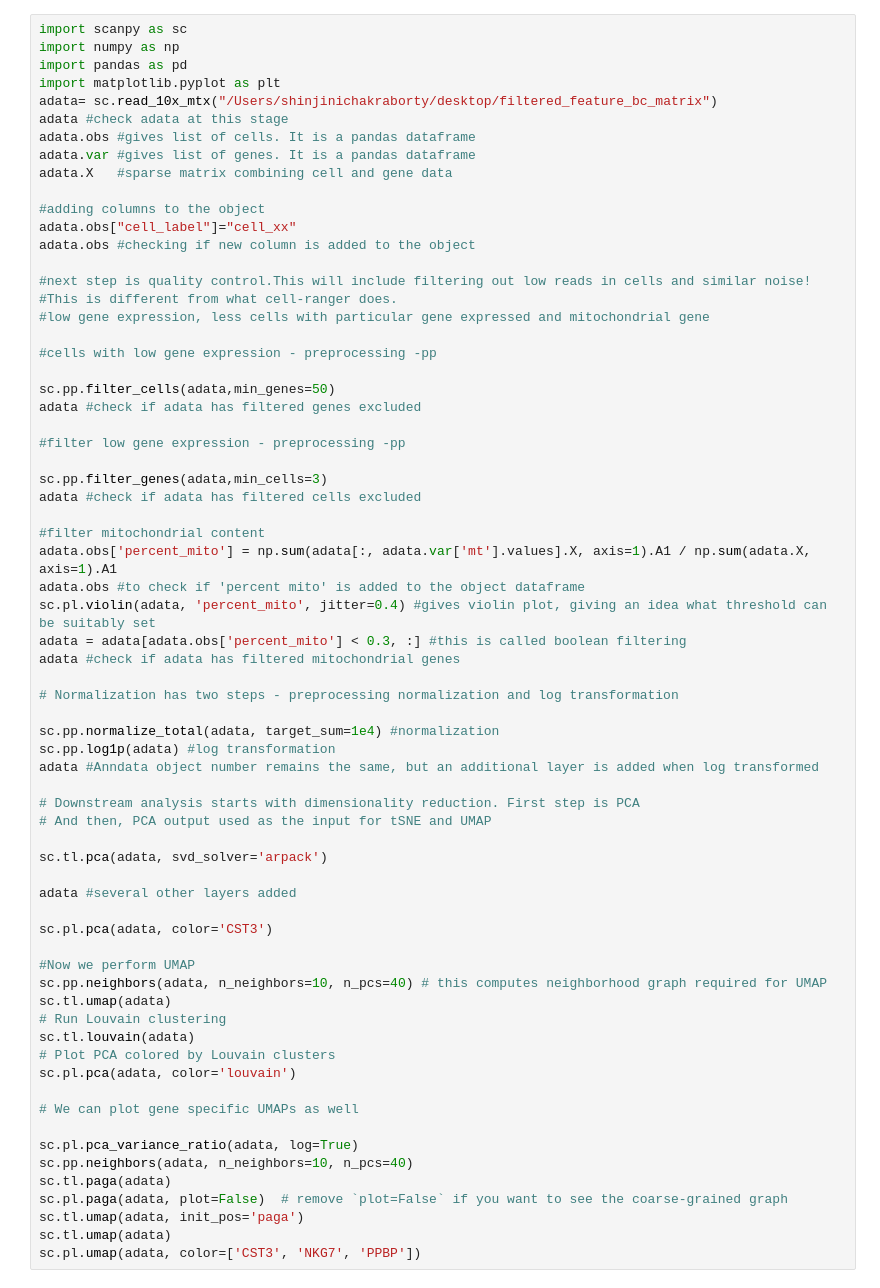
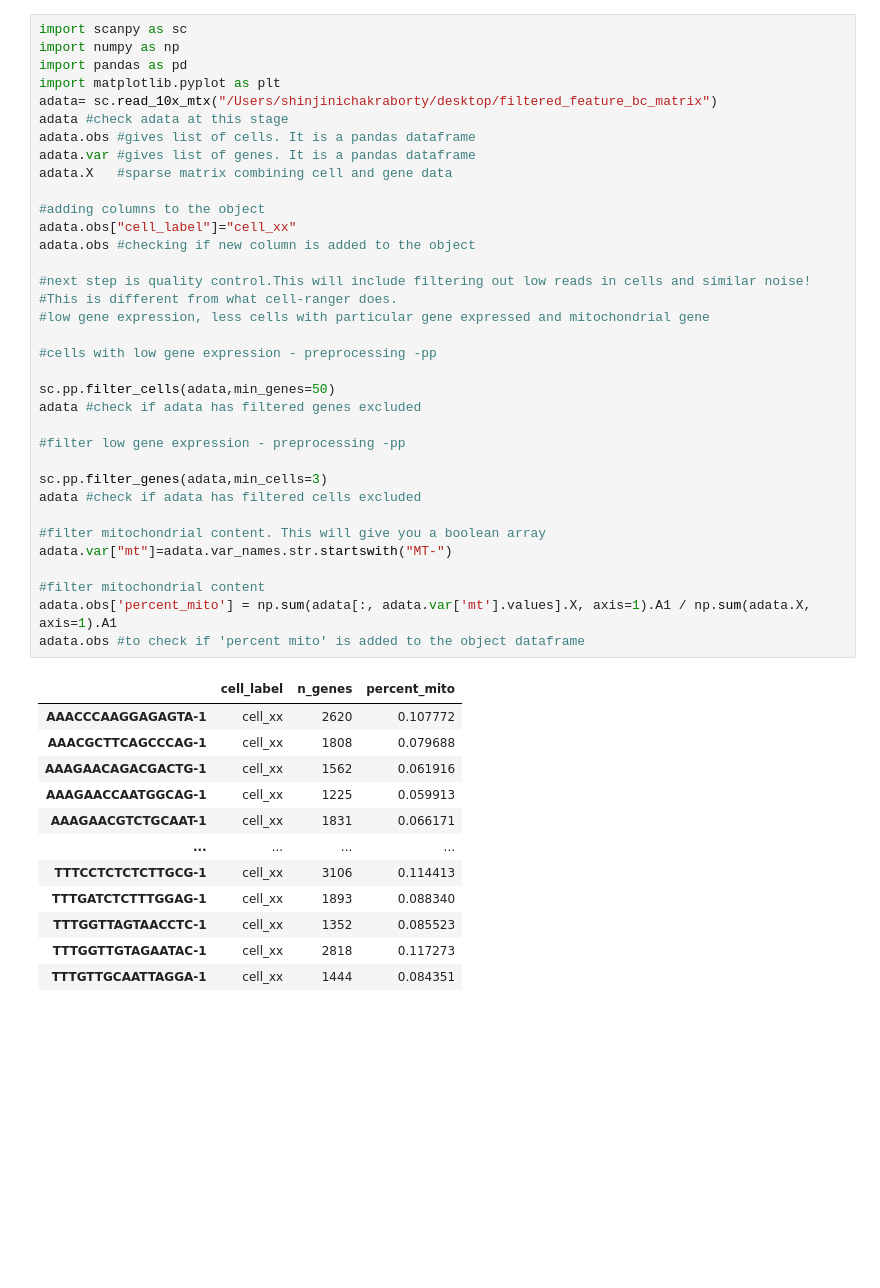
Before and after one commit to hSC92/scRNAseq_2023, a Jupyter notebook: tutorial1_copy.ipynb, the cells around one changed output. Saved outputs shown, nothing was run; the diff lists cells and outputs as text; blank space fills up the shorter version.

```diff
--- a/tutorial1_copy.ipynb
+++ b/tutorial1_copy.ipynb
@@ -3,66 +3,46 @@ import scanpy as sc
 import numpy as np
 import pandas as pd
 import matplotlib.pyplot as plt
 adata= sc.read_10x_mtx("/Users/shinjinichakraborty/desktop/filtered_feature_bc_matrix")
 adata #check adata at this stage
 adata.obs #gives list of cells. It is a pandas dataframe
 adata.var #gives list of genes. It is a pandas dataframe
 adata.X   #sparse matrix combining cell and gene data
 
 #adding columns to the object
 adata.obs["cell_label"]="cell_xx"
 adata.obs #checking if new column is added to the object
 
 #next step is quality control.This will include filtering out low reads in cells and similar noise!
 #This is different from what cell-ranger does.
 #low gene expression, less cells with particular gene expressed and mitochondrial gene
 
 #cells with low gene expression - preprocessing -pp
 
 sc.pp.filter_cells(adata,min_genes=50)
 adata #check if adata has filtered genes excluded
 
 #filter low gene expression - preprocessing -pp
 
 sc.pp.filter_genes(adata,min_cells=3)
 adata #check if adata has filtered cells excluded
 
+#filter mitochondrial content. This will give you a boolean array
+adata.var["mt"]=adata.var_names.str.startswith("MT-")
+
 #filter mitochondrial content
 adata.obs['percent_mito'] = np.sum(adata[:, adata.var['mt'].values].X, axis=1).A1 / np.sum(adata.X, axis=1).A1
 adata.obs #to check if 'percent mito' is added to the object dataframe
-sc.pl.violin(adata, 'percent_mito', jitter=0.4) #gives violin plot, giving an idea what threshold can be suitably set
-adata = adata[adata.obs['percent_mito'] < 0.3, :] #this is called boolean filtering
-adata #check if adata has filtered mitochondrial genes
-
-# Normalization has two steps - preprocessing normalization and log transformation
-
-sc.pp.normalize_total(adata, target_sum=1e4) #normalization
-sc.pp.log1p(adata) #log transformation
-adata #Anndata object number remains the same, but an additional layer is added when log transformed
-
-# Downstream analysis starts with dimensionality reduction. First step is PCA
-# And then, PCA output used as the input for tSNE and UMAP
-
-sc.tl.pca(adata, svd_solver='arpack')
-
-adata #several other layers added
-
-sc.pl.pca(adata, color='CST3')
-
-#Now we perform UMAP
-sc.pp.neighbors(adata, n_neighbors=10, n_pcs=40) # this computes neighborhood graph required for UMAP
-sc.tl.umap(adata)
-# Run Louvain clustering
-sc.tl.louvain(adata)
-# Plot PCA colored by Louvain clusters
-sc.pl.pca(adata, color='louvain')
-
-# We can plot gene specific UMAPs as well
-
-sc.pl.pca_variance_ratio(adata, log=True)
-sc.pp.neighbors(adata, n_neighbors=10, n_pcs=40)
-sc.tl.paga(adata)
-sc.pl.paga(adata, plot=False)  # remove `plot=False` if you want to see the coarse-grained graph
-sc.tl.umap(adata, init_pos='paga')
-sc.tl.umap(adata)
-sc.pl.umap(adata, color=['CST3', 'NKG7', 'PPBP'])
+# %% [output]
+|  | cell_label | n_genes | percent_mito |
+| AAACCCAAGGAGAGTA-1 | cell_xx | 2620 | 0.107772 |
+| AAACGCTTCAGCCCAG-1 | cell_xx | 1808 | 0.079688 |
+| AAAGAACAGACGACTG-1 | cell_xx | 1562 | 0.061916 |
+| AAAGAACCAATGGCAG-1 | cell_xx | 1225 | 0.059913 |
+| AAAGAACGTCTGCAAT-1 | cell_xx | 1831 | 0.066171 |
+| ... | ... | ... | ... |
+| TTTCCTCTCTCTTGCG-1 | cell_xx | 3106 | 0.114413 |
+| TTTGATCTCTTTGGAG-1 | cell_xx | 1893 | 0.088340 |
+| TTTGGTTAGTAACCTC-1 | cell_xx | 1352 | 0.085523 |
+| TTTGGTTGTAGAATAC-1 | cell_xx | 2818 | 0.117273 |
+| TTTGTTGCAATTAGGA-1 | cell_xx | 1444 | 0.084351 |
```
Also changed, not shown: parts of 2 cells of this notebook.
